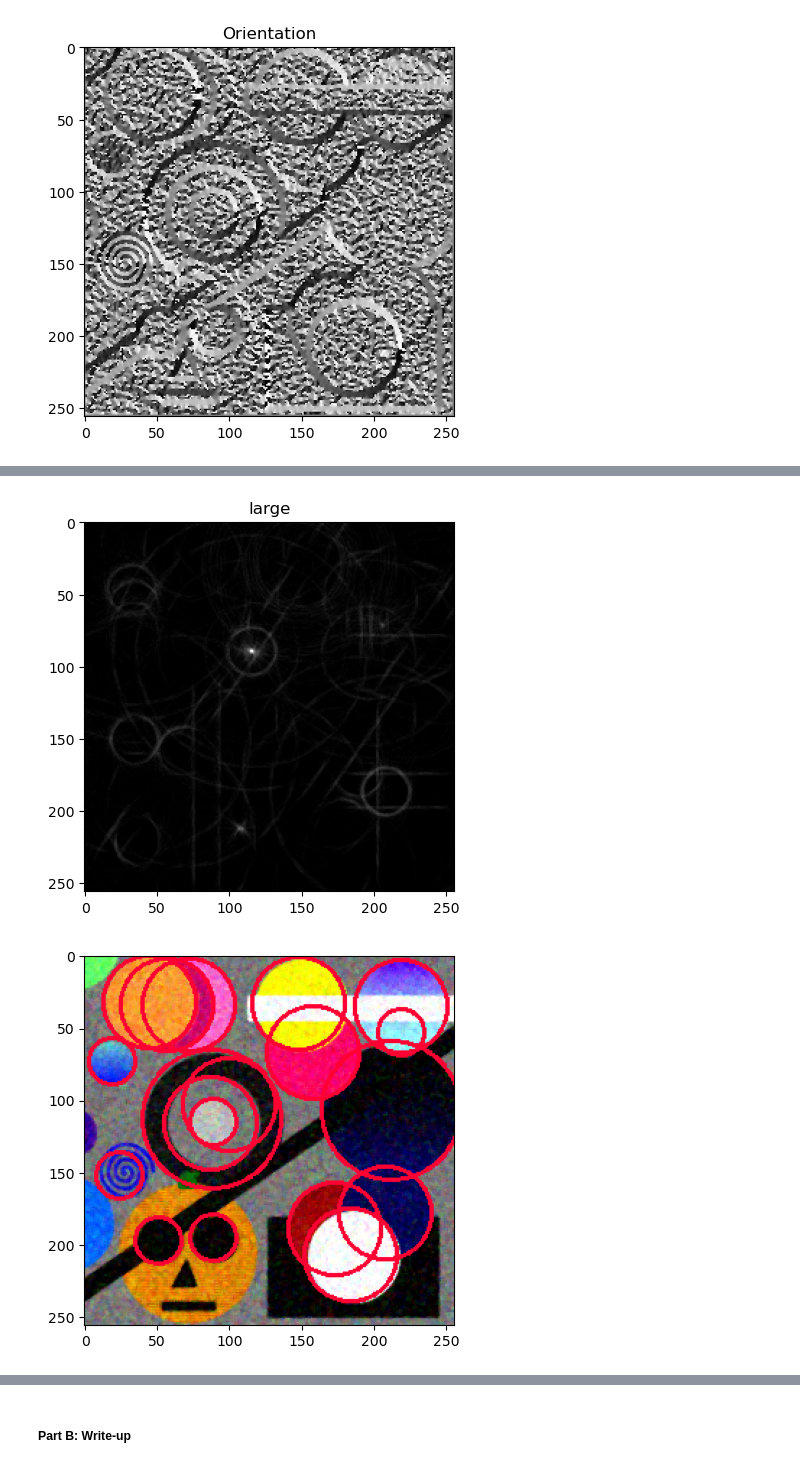
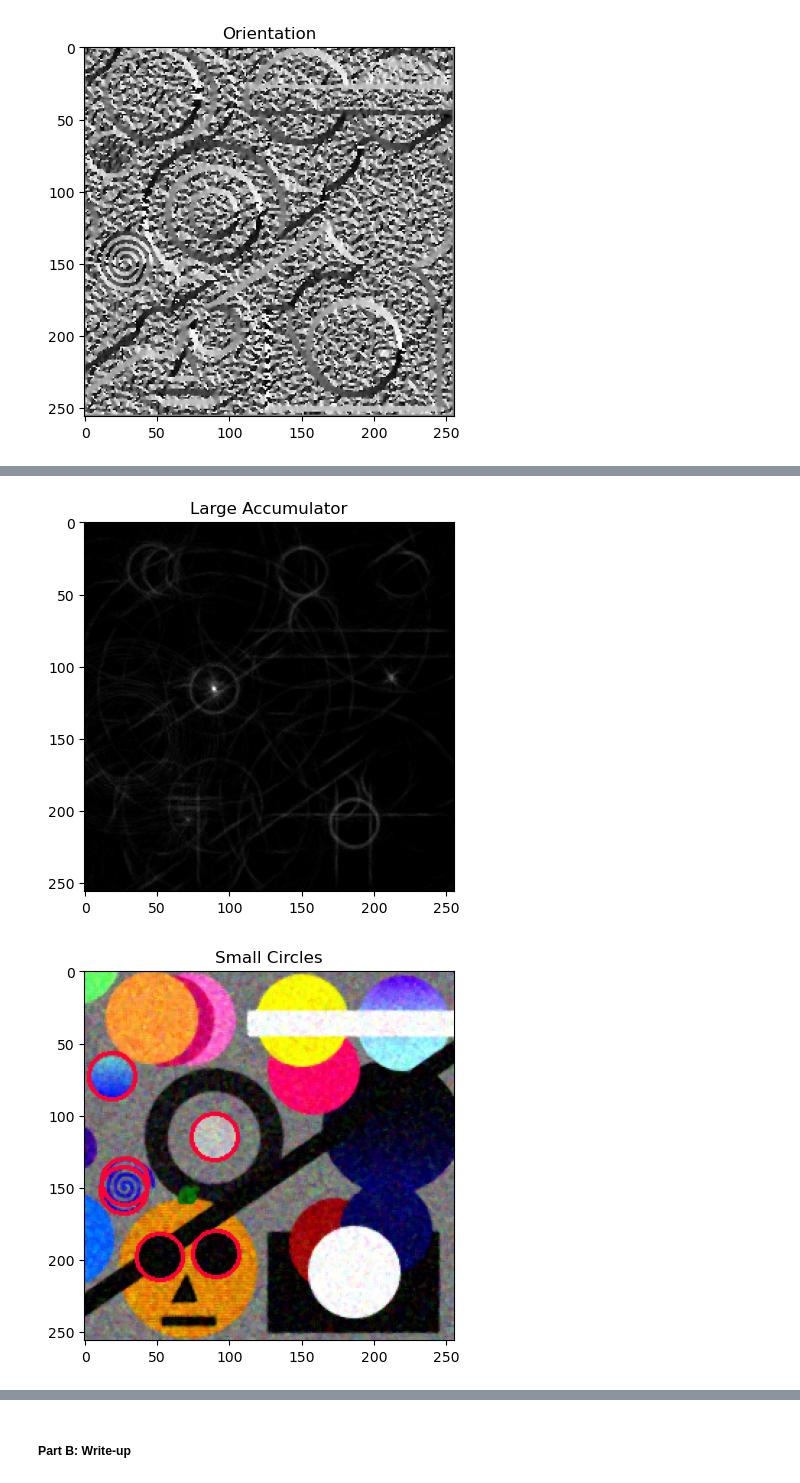
Before and after one commit to BrennanBertola/CS450, a Jupyter notebook: proj1-edges-hough/Project1-Edges-Hough.ipynb, the cells around one changed output, grey strips where cells are left out. Drawn from its saved outputs; the diff is of its cells as text; code cells hidden in the pictures.

Commit message:
need isSpiral and edge circles

```diff
--- a/proj1-edges-hough/Project1-Edges-Hough.ipynb
+++ b/proj1-edges-hough/Project1-Edges-Hough.ipynb
@@ -240,23 +239,47 @@ def voting(magnitude, radius, step=1):
                 radIndex += 1
     return accum
 
+def isSpiral(point):
+    pass
+
 radius = np.array([16, 32, 48])
 votes = voting(magnitude, radius)
 
-plt.imshow(votes[:,:,0], cmap='gray');plt.title("small");plt.show()
-plt.imshow(votes[:,:,1], cmap='gray');plt.title("med");plt.show()
-plt.imshow(votes[:,:,2], cmap='gray');plt.title("large");plt.show()
+plt.imshow(np.flip(np.rot90(votes[:,:,0]), axis=0), cmap='gray');plt.title("Small Accumulator");plt.show()
+plt.imshow(np.flip(np.rot90(votes[:,:,1]), axis=0), cmap='gray');plt.title("Med Accumulator");plt.show()
+plt.imshow(np.flip(np.rot90(votes[:,:,2]), axis=0), cmap='gray');plt.title("Large Accumulator");plt.show()
 
-threshold = 45
-votes[votes<=threshold] = 0
+threshS = 48
+threshM = 50
+threshL = 39
+votes[:,:,0][votes[:,:,0]<=threshS] = 0
+votes[:,:,1][votes[:,:,1]<=threshM] = 0
+votes[:,:,2][votes[:,:,2]<=threshL] = 0
 
-output = np.copy(workImg)
-for r in range(votes.shape[0]):
-    for c in range(votes.shape[1]):
-        for k in range(3):
-            if votes[r,c,k] > 0:
-                output = cv2.circle(output, (r, c), radius[k], (1,0,.2), 2)
-                votes[r-10:r+10, c-10:c+10, k] = 0
-plt.imshow(output, cmap='gray');plt.show()
+outputS = np.copy(workImg)
+outputM = np.copy(workImg)
+outputL = np.copy(workImg)
+
+max = np.argmax(votes)
+max = np.unravel_index(max, votes.shape)
+while max != tuple((0,0,0)):
+    if isSpiral(max):
+        votes[max[0]-10:max[0]+11, max[1]-10:max[1]+11, max[2]] = 0
+    elif max[2] == 0:
+        outputS = cv2.circle(outputS, (max[0], max[1]), radius[max[2]], (1,0,.2), 2)
+        votes[max[0]-5:max[0]+6, max[1]-5:max[1]+6, 0] = 0
+    elif max[2] == 1:
+        outputM = cv2.circle(outputM, (max[0], max[1]), radius[max[2]], (1,0,.2), 2)
+        votes[max[0]-5:max[0]+6, max[1]-5:max[1]+6, 1] = 0
+    else:
+        outputL = cv2.circle(outputL, (max[0], max[1]), radius[max[2]], (1,0,.2), 2)
+        votes[max[0]-5:max[0]+6, max[1]-5:max[1]+6, 2] = 0
+    max = np.argmax(votes)
+    max = np.unravel_index(max, votes.shape)
+
+
+plt.imshow(outputS, cmap='gray');plt.title("Small Circles");plt.show()
+plt.imshow(outputM, cmap='gray');plt.title("Med Circles");plt.show()
+plt.imshow(outputL, cmap='gray');plt.title("Large Circles");plt.show()
 # Be sure to show all of the figures required in the description above
 # %% [output]
@@ -265,2 +288,2 @@ plt.imshow(output, cmap='gray');plt.show()
-[figure, old version]
+[figure, new version]
-[figure, old version]
+[figure, new version]
```
Also changed, not shown: parts of 3 cells of this notebook.
